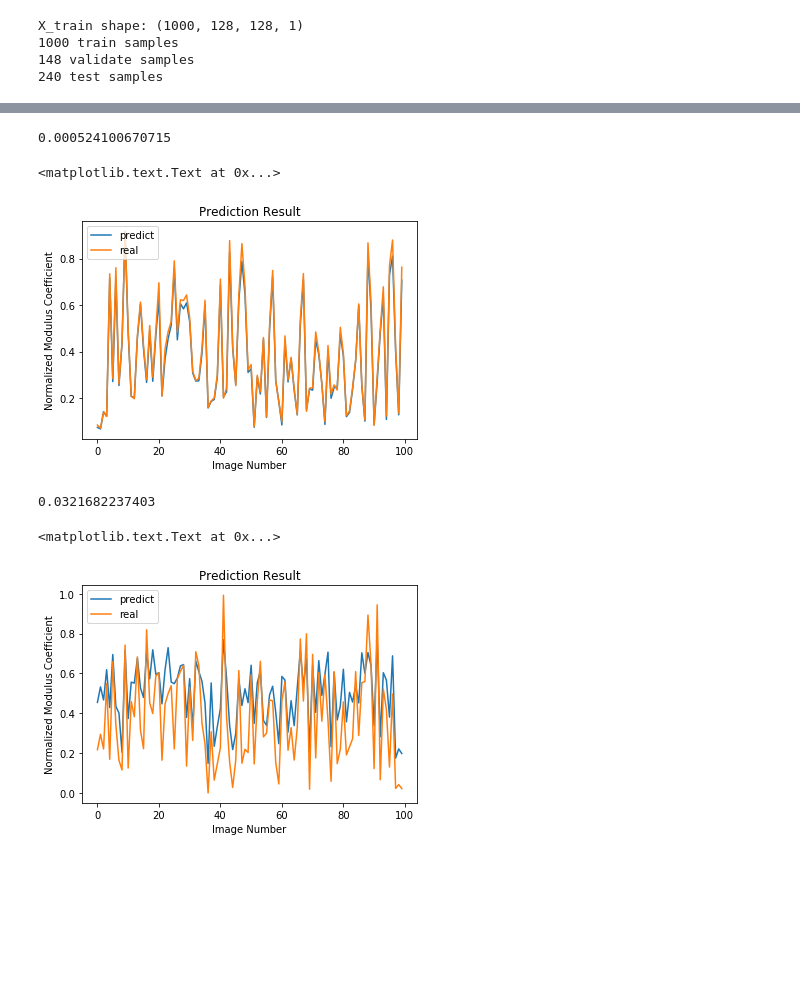
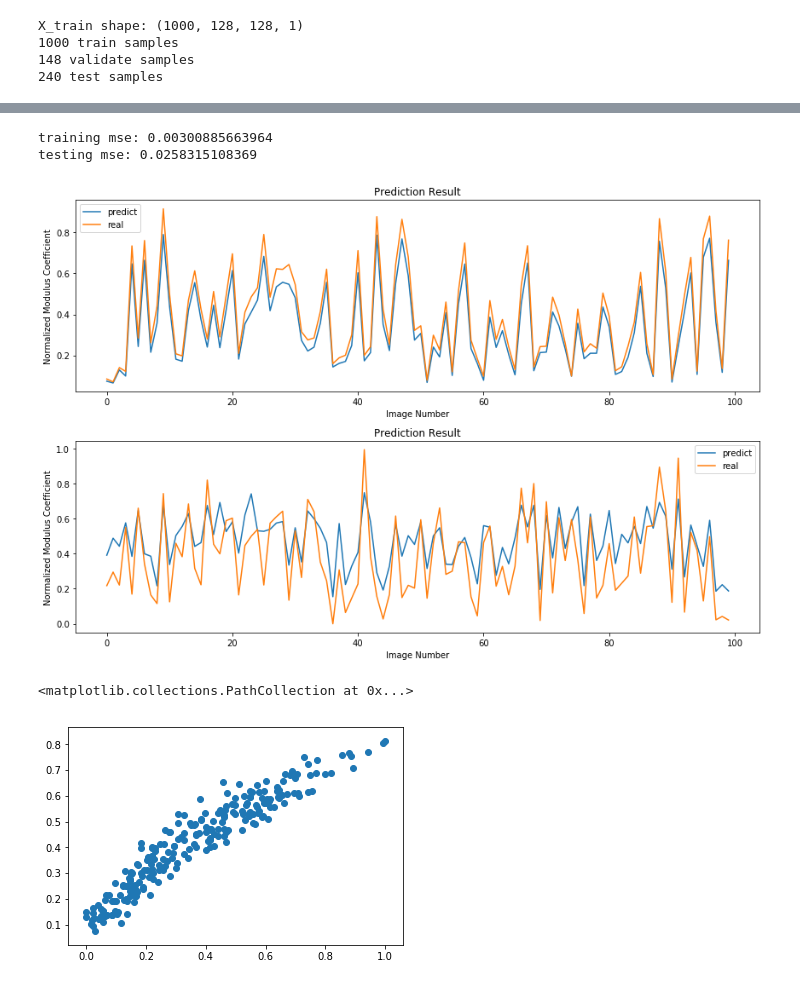
Before and after one commit to aurorlhc/property_test, a Jupyter notebook: CNN_Generated_Images_keras.ipynb, the cells around one changed output, grey strips where cells are left out. Drawn from its saved outputs; the diff is of its cells as text; code cells hidden in the pictures; blank space fills up the shorter version.

```diff
--- a/CNN_Generated_Images_keras.ipynb
+++ b/CNN_Generated_Images_keras.ipynb
@@ -154,5 +141,8 @@ model.compile(loss='mse', optimizer='adam', metrics=['mse'])
 # %%
-model.fit(X_train, Y_train, batch_size=40, epochs=120, verbose=1, validation_data=(X_val, Y_val))
+from keras.callbacks import EarlyStopping
+early_stop = EarlyStopping(monitor='val_loss', min_delta=0, patience=50, verbose=0, mode='min')
+model.fit(X_train, Y_train, batch_size=40, epochs=120, verbose=1, validation_data=(X_val, Y_val),
+          callbacks=[early_stop], initial_epoch=0)
 # %% [output]
 Train on 1000 samples, validate on 148 samples
 Epoch 1/120
@@ -175,42 +165,41 @@ Epoch 120/120
 # %%
 x=[]
 for i in range(100):
     x.append(i)
 
-pred=model.predict(X_train)
-print(mean_squared_error(Y_train, pred))
+fig = plt.figure(figsize=(12,8))
+ax1=fig.add_subplot(2,1,1)
 
-fig1 = plt.figure()
-ax1=fig1.add_subplot(1,1,1)
+train_pred=model.predict(X_train)
+print('training mse:', mean_squared_error(Y_train, train_pred))
 
-ax1.plot(x,pred[0:100], label='predict')
+ax1.plot(x,train_pred[0:100], label='predict')
 ax1.plot(x,Y_train[0:100],label='real')
 plt.legend()
 ax1.set_title('Prediction Result')
 ax1.set_xlabel('Image Number')
 ax1.set_ylabel('Normalized Modulus Coefficient')
+
+
+ax2=fig.add_subplot(2,1,2)
+
+test_pred=model.predict(X_test)
+print('testing mse:', mean_squared_error(Y_test, test_pred))
+
+ax2.plot(x,test_pred[0:100], label='predict')
+ax2.plot(x,Y_test[0:100],label='real')
+plt.legend()
+ax2.set_title('Prediction Result')
+ax2.set_xlabel('Image Number')
+ax2.set_ylabel('Normalized Modulus Coefficient')
+
+plt.tight_layout()
 # %% [output]
-0.000524100670715
+training mse: 0.00300885663964
+testing mse: 0.0258315108369
-<matplotlib.text.Text at 0x...>
-[figure, old version]
+[figure, new version]
-# %%
-x=[]
-for i in range(100):
-    x.append(i)
-
-pred=model.predict(X_test)
-print(mean_squared_error(Y_test, pred))
-
-fig1 = plt.figure()
-ax1=fig1.add_subplot(1,1,1)
-
-ax1.plot(x,pred[0:100], label='predict')
-ax1.plot(x,Y_test[0:100],label='real')
-plt.legend()
-ax1.set_title('Prediction Result')
-ax1.set_xlabel('Image Number')
-ax1.set_ylabel('Normalized Modulus Coefficient')
-# %% [output]
-0.0321682237403
-<matplotlib.text.Text at 0x...>
-[figure, removed]
+# %%
+plt.scatter(Y_test.reshape(-1),test_pred)
+# %% [output]
+<matplotlib.collections.PathCollection at 0x...>
+[figure, added]
```
Also changed, not shown: parts of 4 cells of this notebook.
